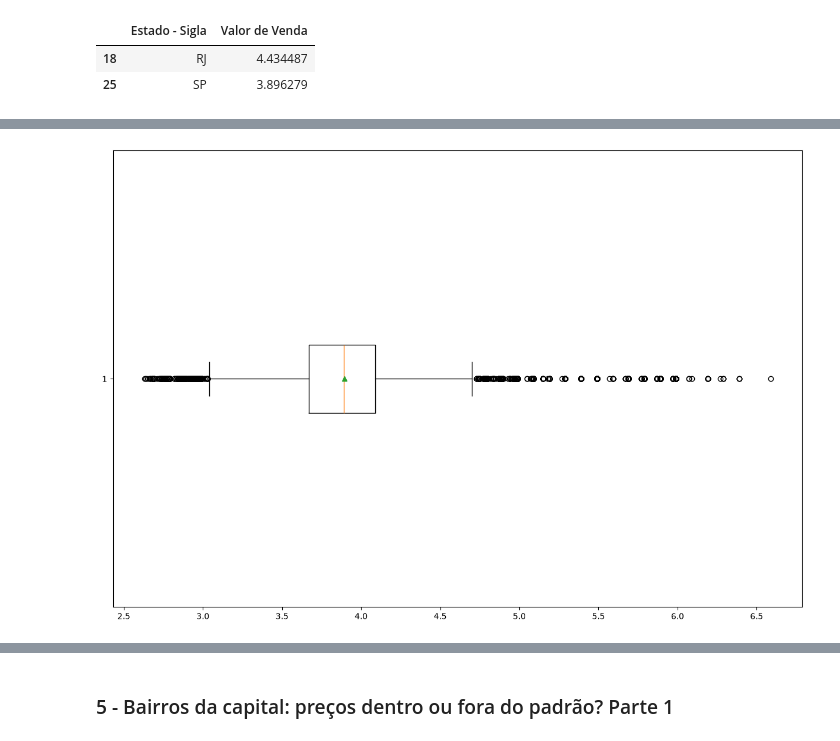
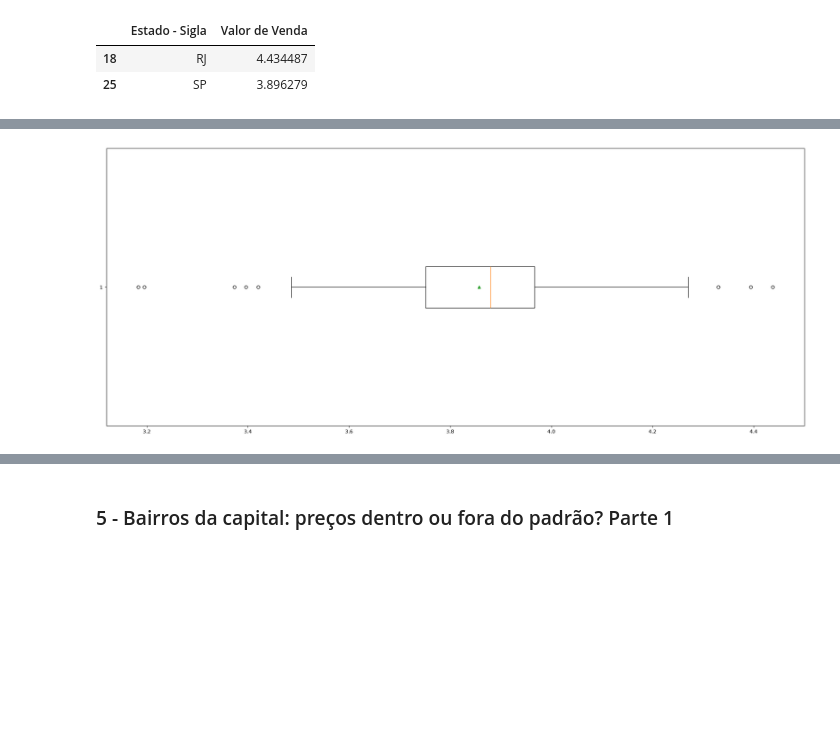
Before and after one commit to Vitorjsouza/UCII, a Jupyter notebook: projeto_combust.ipynb, the cells around one changed output, grey strips where cells are left out. Cells and saved outputs as stored; diff of their text form; code cells hidden in the pictures; blank space fills up the shorter version.

```diff
--- a/projeto_combust.ipynb
+++ b/projeto_combust.ipynb
@@ -193 +208,11 @@ plt.show()
+# %%
+df_etanol_sp = df_etanol.loc[df_etanol['Estado - Sigla'] == 'SP']
+df_munic_etanol_sp = df_etanol_sp.groupby('Municipio')['Valor de Venda'].mean().reset_index().sort_values(by= 'Valor de Venda', ascending= False)
+array_etanol_sp = np.array(df_munic_etanol_sp['Valor de Venda'])
+q1 = np.percentile(array_etanol_sp, 25)
+q2 = np.percentile(array_etanol_sp, 50)
+q3 = np.percentile(array_etanol_sp, 75)
+iqr = q3 - q1
+limite_superior = q3 + (1.5 * iqr)
+limite_inferior = q1 - (1.5 * iqr)
 # %%
@@ -232,15 +236,6 @@ outilier_df_etanol_inf
-# %%
-df_etanol_sp = df_etanol.loc[df_etanol['Estado - Sigla'] == 'SP']
-array_etanol_sp = np.array(df_etanol_sp['Valor de Venda'])
-q1 = np.percentile(array_etanol_sp, 25)
-q2 = np.percentile(array_etanol_sp, 50)
-q3 = np.percentile(array_etanol_sp, 75)
-iqr = q3 - q1
-limite_superior = q3 + (1.5 * iqr)
-limite_inferior = q1 - (1.5 * iqr)
 # %%
-plt.figure(figsize=(15,10))
+plt.figure(figsize=(25,10))
 plt.boxplot(array_etanol_sp, orientation='horizontal', showmeans= True) # showmeans é para mostrar a média
 plt.show()
 # %% [output]
-[figure, old version]
+[figure, new version]
```
Also changed, not shown: parts of 10 cells of this notebook.
